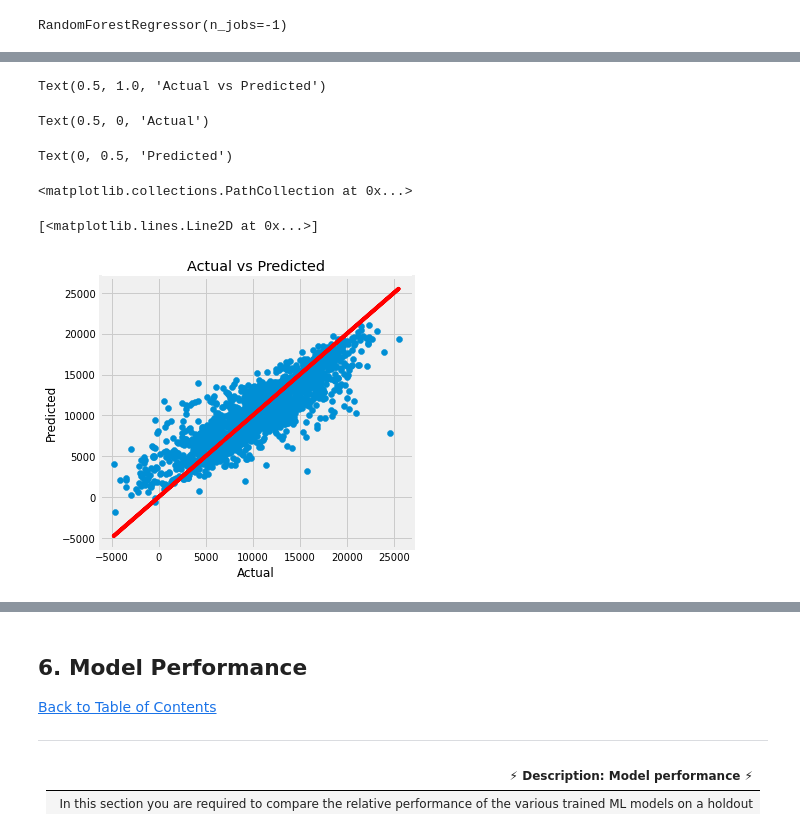
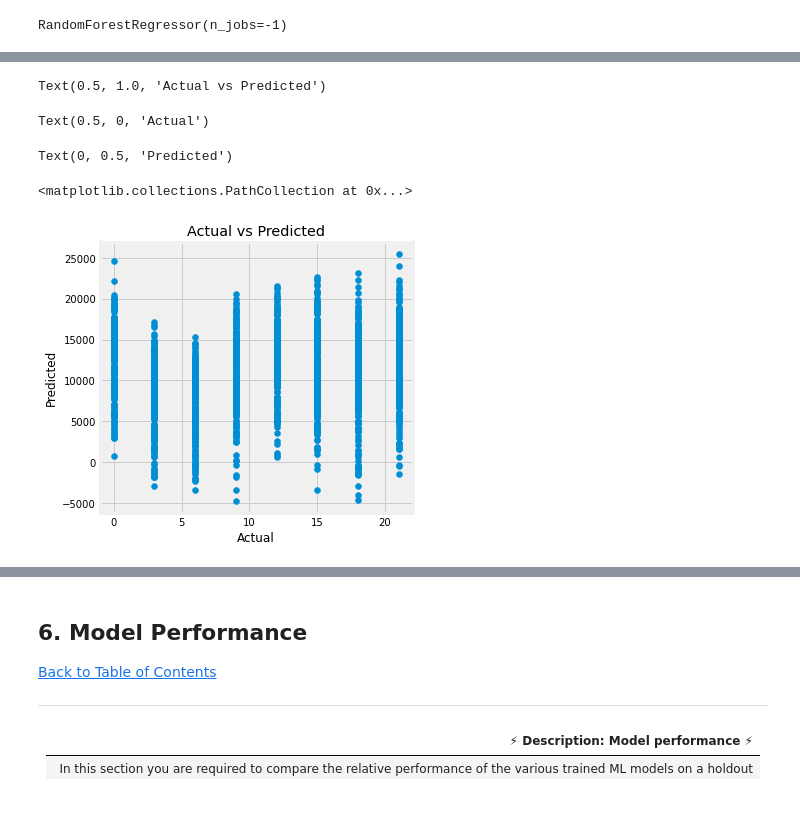
Before and after one commit to toarstn92/Spain_Electricity_Shortfall_Challenge_Team_ZF1, a Jupyter notebook: 0_Dataset/random_forest.ipynb, the cells around one changed output, grey strips where cells are left out. Saved outputs shown, nothing was run; the diff lists cells and outputs as text; code cells hidden in the pictures.

```diff
--- a/0_Dataset/random_forest.ipynb
+++ b/0_Dataset/random_forest.ipynb
@@ -411,21 +410,19 @@ y_pred= RF.predict(X_test)
 # %%
 # Create figure and axes
 f, ax = plt.subplots(figsize=(5,5))
 
 # Plot on axes
 ax.set_title('Actual vs Predicted')
 ax.set_xlabel('Actual')
 ax.set_ylabel('Predicted')
-ax.scatter(y_test,y_pred)
-ax.plot(y_test,y_test,'r')
+plt.scatter(X_test['timeHour'], y_test)
 plt.show()
 # %% [output]
 Text(0.5, 1.0, 'Actual vs Predicted')
 Text(0.5, 0, 'Actual')
 Text(0, 0.5, 'Predicted')
 <matplotlib.collections.PathCollection at 0x...>
-[<matplotlib.lines.Line2D at 0x...>]
-[figure, old version]
+[figure, new version]
 # %%
 kag_pred= RF.predict(dftest1_mean)
 # %%
```
Also changed, not shown: parts of 12 cells of this notebook, 28 other files.
